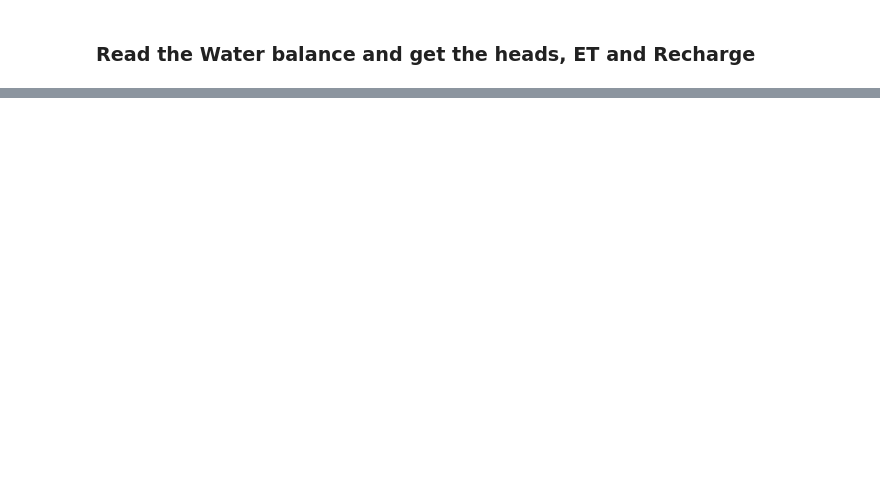
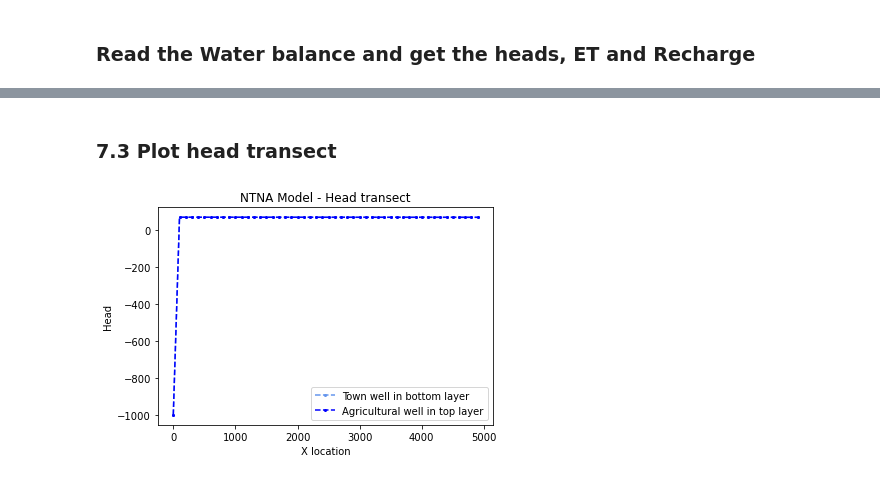
Before and after one commit to GW-modelling-Spring2022/homework-xenidegracia, a Jupyter notebook: Working/HW12_WatershedModel/HW12_FinalProject_DeGracia.ipynb, the cells around one changed output, grey strips where cells are left out. Saved outputs shown, nothing was run; the diff lists cells and outputs as text; code cells hidden in the pictures; blank space fills up the shorter version.

```diff
--- a/Working/HW12_WatershedModel/HW12_FinalProject_DeGracia.ipynb
+++ b/Working/HW12_WatershedModel/HW12_FinalProject_DeGracia.ipynb
@@ -542,0 +450,20 @@ plt.show()
+# %% [markdown]
+### 7.3 Plot head transect
+# %%
+#Plotting the heads in the rows that contains the wells
+fig4 = plt.figure()
+ax = fig4.add_subplot(1, 1, 1)
+
+x=np.arange(0,5000,100)
+plt.plot(x,head[2,int(well_row_town),:],marker='.', color='cornflowerblue', markersize=4, linestyle='--', label="Town well in bottom layer")
+plt.plot(x,head[0,int(well_row_agric),:],marker='.', color='blue', markersize=4, linestyle='--', label="Agricultural well in top layer")
+plt.title('NTNA Model - Head transect')
+#plt.title('Head transect for layers with same properties')
+plt.xlabel('X location')
+plt.ylabel('Head')
+plt.legend()
+
+plt.savefig('NANA Model - Head_Transect.png')
+#plt.savefig('Head_Transect for layers with same properties.png')
+# %% [output]
+[figure, added]
```
Also changed, not shown: parts of 72 cells of this notebook, 6 other files.
